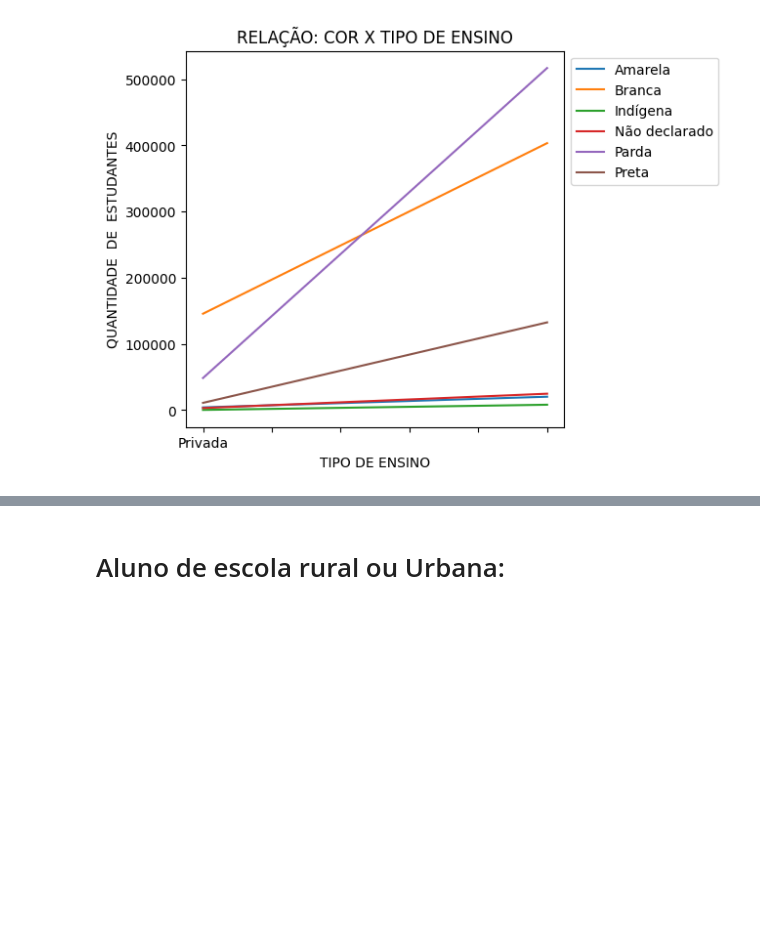
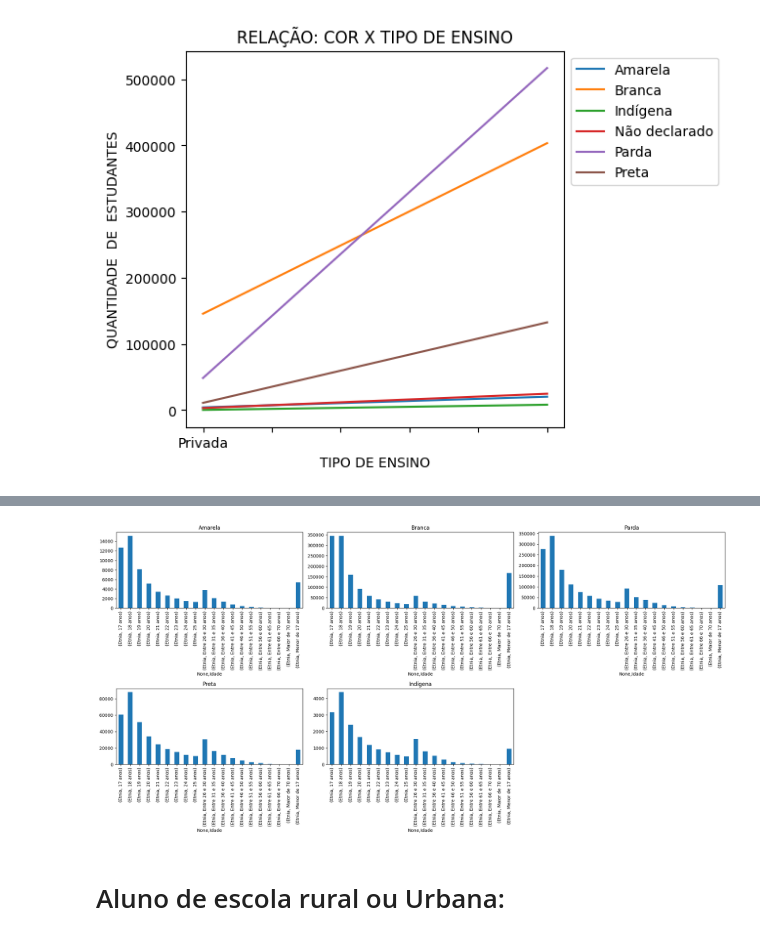
Before and after one commit to Jessesantoz/DadosEnem2022, a Jupyter notebook: Enem_Etnia.ipynb, the cells around one changed output, grey strips where cells are left out. Cells and saved outputs as stored; diff of their text form; code cells hidden in the pictures; blank space fills up the shorter version.

```diff
--- a/Enem_Etnia.ipynb
+++ b/Enem_Etnia.ipynb
@@ -254,0 +280,6 @@ plt.show()
+# %%
+idadeCor1 = dadosEtnia.filter(items=['Idade','Etnia']).where(dadosEtnia.Etnia == 'Amarela').groupby(['Idade']).count().unstack()
+idadeCor2 = dadosEtnia.filter(items=['Idade','Etnia']).where(dadosEtnia.Etnia == 'Branca').groupby(['Idade']).count().unstack()
+idadeCor3 = dadosEtnia.filter(items=['Idade','Etnia']).where(dadosEtnia.Etnia == 'Parda').groupby(['Idade']).count().unstack()
+idadeCor4 = dadosEtnia.filter(items=['Idade','Etnia']).where(dadosEtnia.Etnia == 'Preta').groupby(['Idade']).count().unstack()
+idadeCor5 = dadosEtnia.filter(items=['Idade','Etnia']).where(dadosEtnia.Etnia == 'Indígena').groupby(['Idade']).count().unstack()
@@ -255,3 +360,34 @@ plt.show()
+# %%
+fig, axs = plt.subplots(2, 3, figsize=(20, 10))
+
+idadeCor1.plot(kind='bar', ax=axs[0, 0])
+axs[0, 0].set_title('Amarela')
+
+
+idadeCor2.plot(kind='bar', ax=axs[0, 1])
+axs[0, 1].set_title('Branca')
+
+
+idadeCor3.plot(kind='bar', ax=axs[0, 2])
+axs[0, 2].set_title('Parda')
+
+
+idadeCor4.plot(kind='bar', ax=axs[1, 0])
+axs[1, 0].set_title('Preta')
+
+
+idadeCor5.plot(kind='bar', ax=axs[1, 1])
+axs[1, 1].set_title('Indígena')
+
+
+fig.delaxes(axs[1, 2])
+
+
+plt.tight_layout()
+
+plt.show()
+# %% [output]
+[figure, added]
 # %% [markdown]
 # Aluno de escola rural ou Urbana:
 # %%
```
Also changed, not shown: parts of 37 cells of this notebook.
